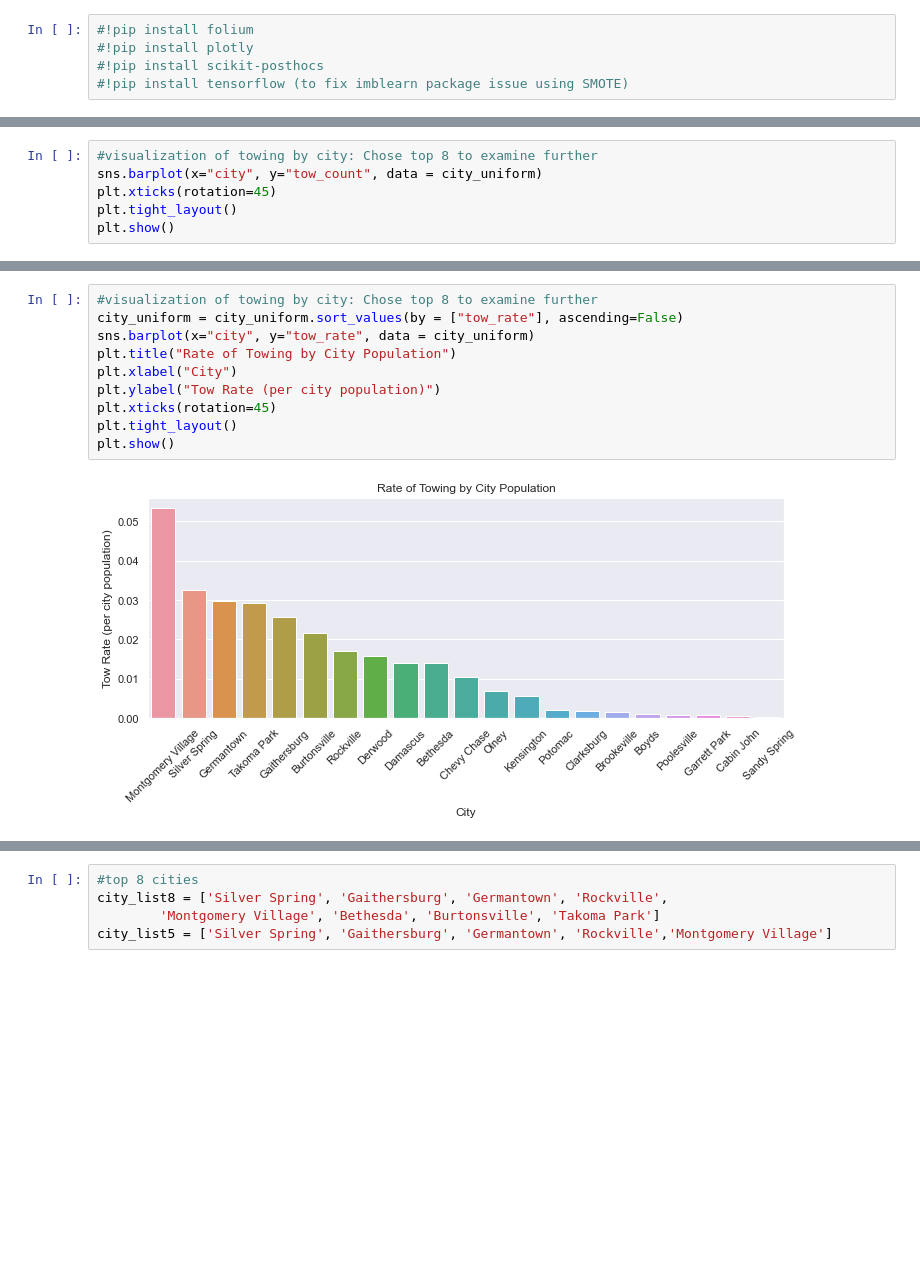
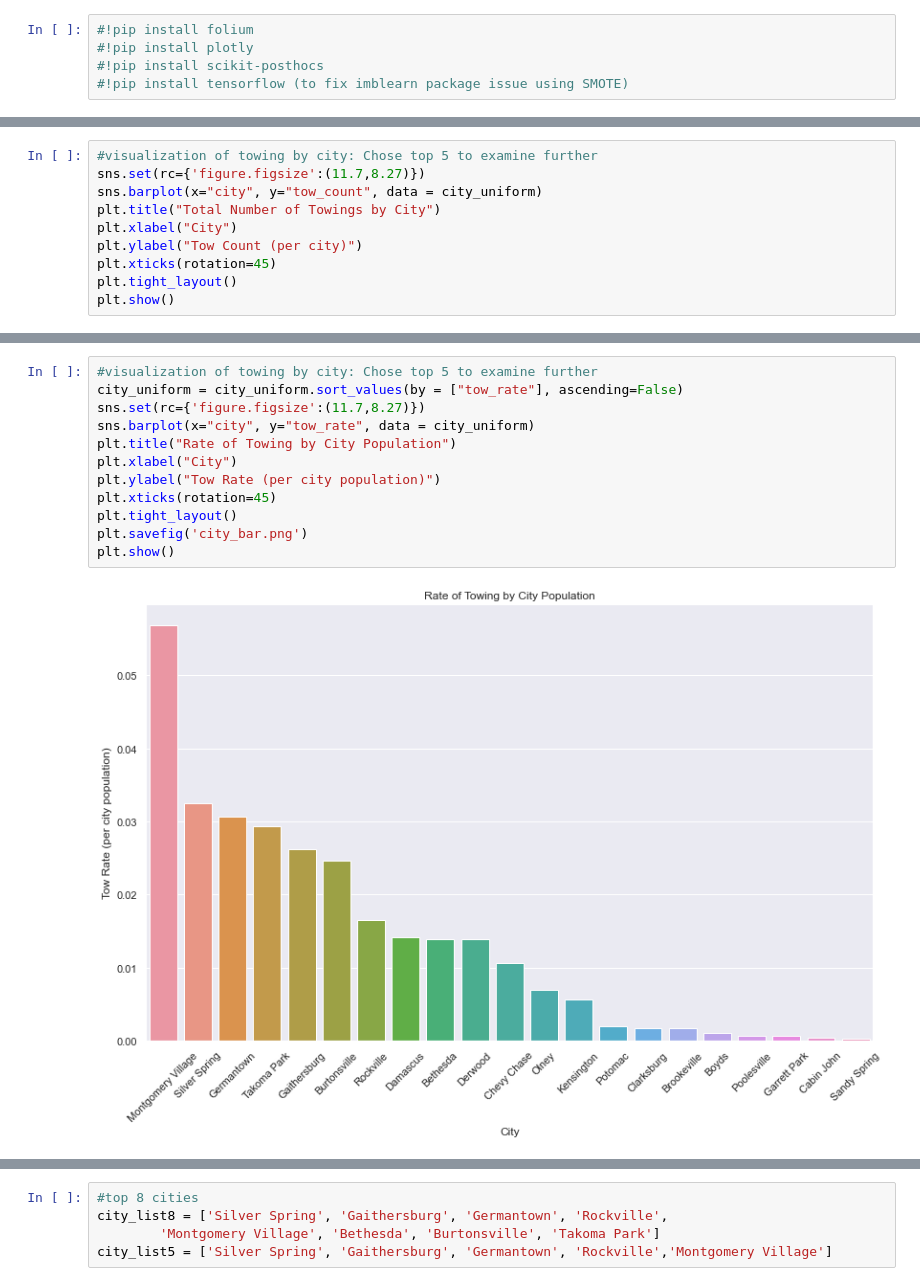
Before and after one commit to libclick/DATA205, a Jupyter notebook: CAPSTONE_ANALYSIS_AND_VISUALIZATION.ipynb, the cells around one changed output, grey strips where cells are left out. Cells and saved outputs as stored; diff of their text form; blank space fills up the shorter version.

```diff
--- a/CAPSTONE_ANALYSIS_AND_VISUALIZATION.ipynb
+++ b/CAPSTONE_ANALYSIS_AND_VISUALIZATION.ipynb
@@ -245,7 +248,11 @@ city_uniform["tow_rate"].sum
 Name: tow_rate, dtype: float64>
 # %%
-#visualization of towing by city: Chose top 8 to examine further
+#visualization of towing by city: Chose top 5 to examine further
+sns.set(rc={'figure.figsize':(11.7,8.27)})
 sns.barplot(x="city", y="tow_count", data = city_uniform)
+plt.title("Total Number of Towings by City")
+plt.xlabel("City")
+plt.ylabel("Tow Count (per city)")
 plt.xticks(rotation=45)
 plt.tight_layout()
 plt.show()
@@ -254,15 +261,17 @@ plt.show()
 # %%
-#visualization of towing by city: Chose top 8 to examine further
+#visualization of towing by city: Chose top 5 to examine further
 city_uniform = city_uniform.sort_values(by = ["tow_rate"], ascending=False)
+sns.set(rc={'figure.figsize':(11.7,8.27)})
 sns.barplot(x="city", y="tow_rate", data = city_uniform)
 plt.title("Rate of Towing by City Population")
 plt.xlabel("City")
 plt.ylabel("Tow Rate (per city population)")
 plt.xticks(rotation=45)
 plt.tight_layout()
+plt.savefig('city_bar.png')
 plt.show()
 # %% [output]
-[figure, old version]
+[figure, new version]
 # %%
 ##WHAT IS THE MOST COMMON REASON FOR TOWING?
 tow_code=tow['tow_reason'].value_counts(normalize = True)[tow['tow_reason'].value_counts(normalize = True)> 0.0099]
```
Also changed, not shown: parts of 88 cells of this notebook.
